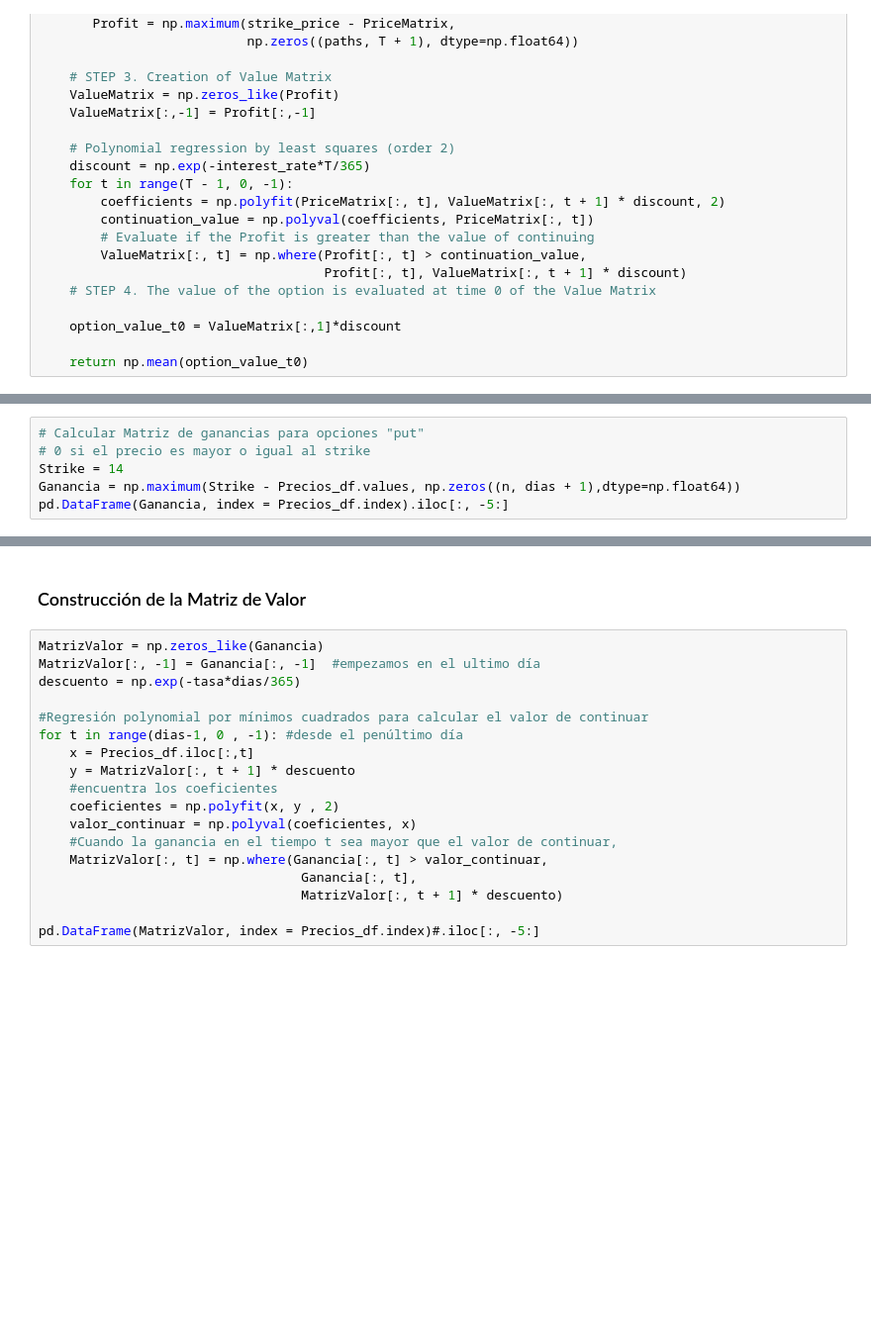
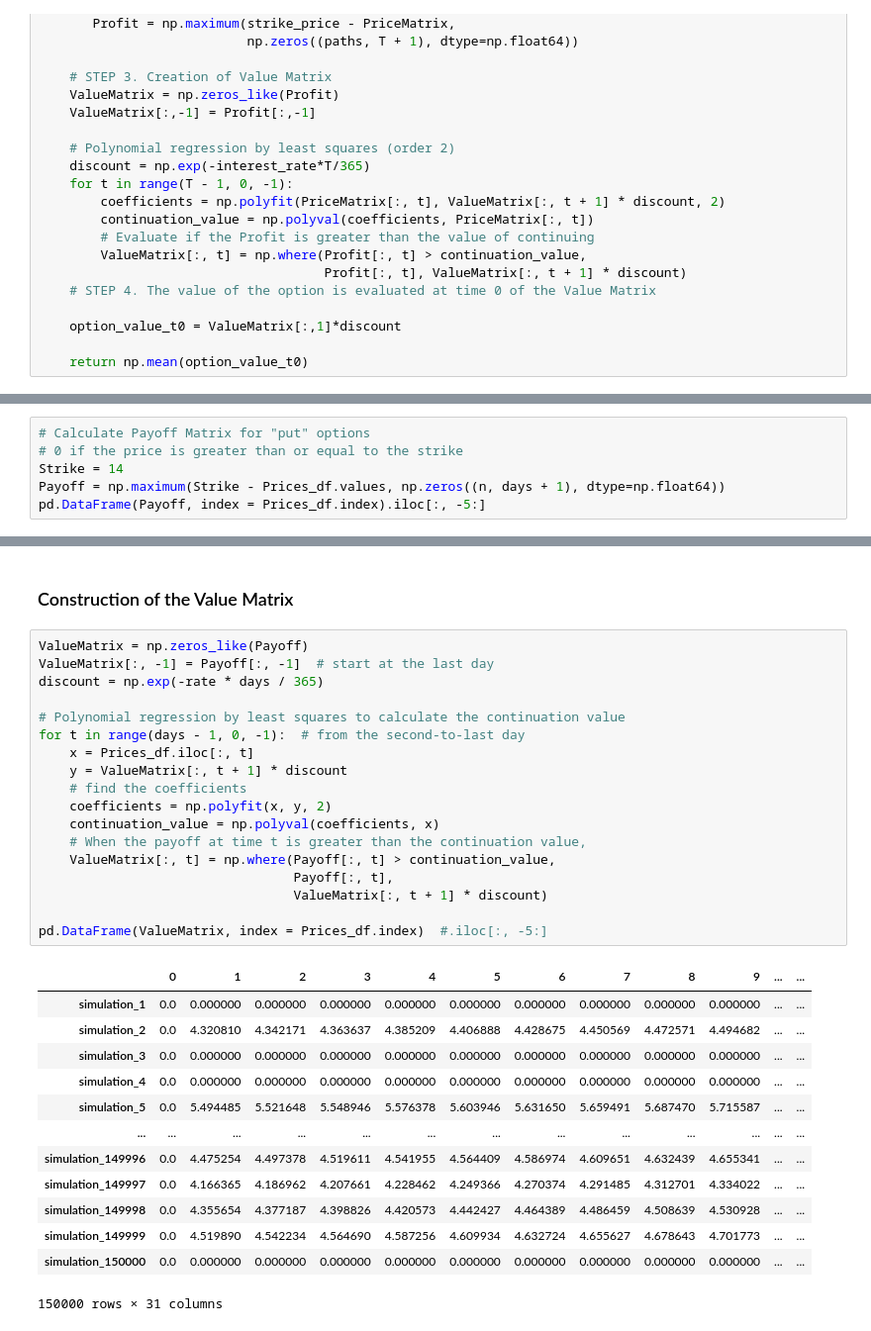
Before and after one commit to torreblanca99/course_financial_markets_maths, a Jupyter notebook: notebooks/01_Int_Derivates/03_[notes]_american_options.ipynb, the cells around one changed output, grey strips where cells are left out. Shown at 99% size. Saved outputs shown, nothing was run; the diff lists cells and outputs as text; blank space fills up the shorter version.

```diff
--- a/notebooks/01_Int_Derivates/03_[notes]_american_options.ipynb
+++ b/notebooks/01_Int_Derivates/03_[notes]_american_options.ipynb
@@ -244,6 +286,6 @@ Precios_df.head(2)
 # %%
-# Calcular Matriz de ganancias para opciones "put"
-# 0 si el precio es mayor o igual al strike
+# Calculate Payoff Matrix for "put" options
+# 0 if the price is greater than or equal to the strike
 Strike = 14
-Ganancia = np.maximum(Strike - Precios_df.values, np.zeros((n, dias + 1),dtype=np.float64))
-pd.DataFrame(Ganancia, index = Precios_df.index).iloc[:, -5:]
+Payoff = np.maximum(Strike - Prices_df.values, np.zeros((n, days + 1), dtype=np.float64))
+pd.DataFrame(Payoff, index = Prices_df.index).iloc[:, -5:]
@@ -250,21 +306,35 @@ pd.DataFrame(Ganancia, index = Precios_df.index).iloc[:, -5:]
 # %% [markdown]
-### Construcción de la Matriz de Valor
+### Construction of the Value Matrix
 # %%
-MatrizValor = np.zeros_like(Ganancia)
-MatrizValor[:, -1] = Ganancia[:, -1]  #empezamos en el ultimo día
-descuento = np.exp(-tasa*dias/365)
+ValueMatrix = np.zeros_like(Payoff)
+ValueMatrix[:, -1] = Payoff[:, -1]  # start at the last day
+discount = np.exp(-rate * days / 365)
 
-#Regresión polynomial por mínimos cuadrados para calcular el valor de continuar
-for t in range(dias-1, 0 , -1): #desde el penúltimo día
-    x = Precios_df.iloc[:,t]
-    y = MatrizValor[:, t + 1] * descuento
-    #encuentra los coeficientes
-    coeficientes = np.polyfit(x, y , 2)
-    valor_continuar = np.polyval(coeficientes, x)
-    #Cuando la ganancia en el tiempo t sea mayor que el valor de continuar,
-    MatrizValor[:, t] = np.where(Ganancia[:, t] > valor_continuar,
-                                  Ganancia[:, t],
-                                  MatrizValor[:, t + 1] * descuento)
+# Polynomial regression by least squares to calculate the continuation value
+for t in range(days - 1, 0, -1):  # from the second-to-last day
+    x = Prices_df.iloc[:, t]
+    y = ValueMatrix[:, t + 1] * discount
+    # find the coefficients
+    coefficients = np.polyfit(x, y, 2)
+    continuation_value = np.polyval(coefficients, x)
+    # When the payoff at time t is greater than the continuation value,
+    ValueMatrix[:, t] = np.where(Payoff[:, t] > continuation_value,
+                                 Payoff[:, t],
+                                 ValueMatrix[:, t + 1] * discount)
 
-pd.DataFrame(MatrizValor, index = Precios_df.index)#.iloc[:, -5:]
+pd.DataFrame(ValueMatrix, index = Prices_df.index)  #.iloc[:, -5:]
+# %% [output]
+|  | 0 | 1 | 2 | 3 | 4 | 5 | 6 | 7 | 8 | 9 | ... | ... |
+| simulation_1 | 0.0 | 0.000000 | 0.000000 | 0.000000 | 0.000000 | 0.000000 | 0.000000 | 0.000000 | 0.000000 | 0.000000 | ... | ... |
+| simulation_2 | 0.0 | 4.320810 | 4.342171 | 4.363637 | 4.385209 | 4.406888 | 4.428675 | 4.450569 | 4.472571 | 4.494682 | ... | ... |
+| simulation_3 | 0.0 | 0.000000 | 0.000000 | 0.000000 | 0.000000 | 0.000000 | 0.000000 | 0.000000 | 0.000000 | 0.000000 | ... | ... |
+| simulation_4 | 0.0 | 0.000000 | 0.000000 | 0.000000 | 0.000000 | 0.000000 | 0.000000 | 0.000000 | 0.000000 | 0.000000 | ... | ... |
+| simulation_5 | 0.0 | 5.494485 | 5.521648 | 5.548946 | 5.576378 | 5.603946 | 5.631650 | 5.659491 | 5.687470 | 5.715587 | ... | ... |
+| ... | ... | ... | ... | ... | ... | ... | ... | ... | ... | ... | ... | ... |
+| simulation_149996 | 0.0 | 4.475254 | 4.497378 | 4.519611 | 4.541955 | 4.564409 | 4.586974 | 4.609651 | 4.632439 | 4.655341 | ... | ... |
+| simulation_149997 | 0.0 | 4.166365 | 4.186962 | 4.207661 | 4.228462 | 4.249366 | 4.270374 | 4.291485 | 4.312701 | 4.334022 | ... | ... |
+| simulation_149998 | 0.0 | 4.355654 | 4.377187 | 4.398826 | 4.420573 | 4.442427 | 4.464389 | 4.486459 | 4.508639 | 4.530928 | ... | ... |
+| simulation_149999 | 0.0 | 4.519890 | 4.542234 | 4.564690 | 4.587256 | 4.609934 | 4.632724 | 4.655627 | 4.678643 | 4.701773 | ... | ... |
+| simulation_150000 | 0.0 | 0.000000 | 0.000000 | 0.000000 | 0.000000 | 0.000000 | 0.000000 | 0.000000 | 0.000000 | 0.000000 | ... | ... |
+150000 rows × 31 columns
 # %%
```
Also changed, not shown: parts of 15 cells of this notebook.
